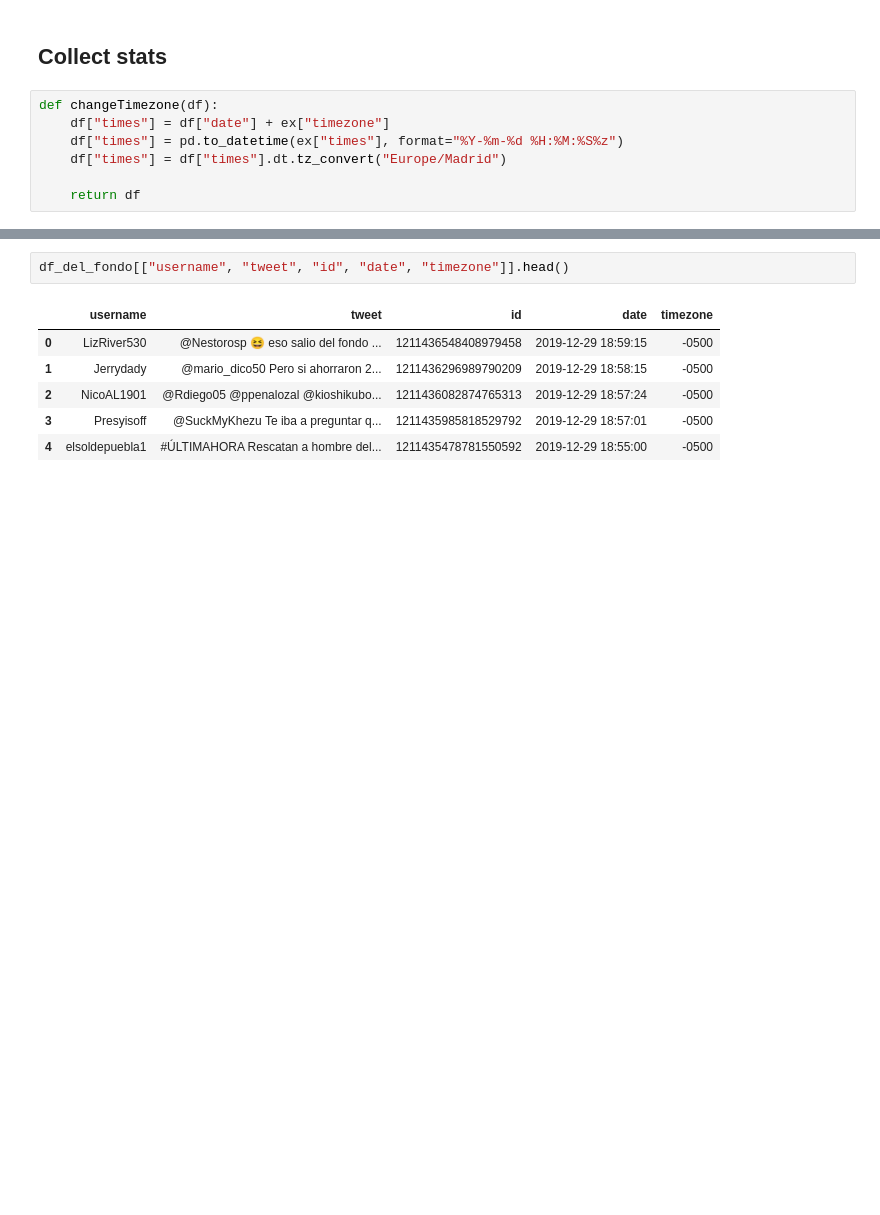
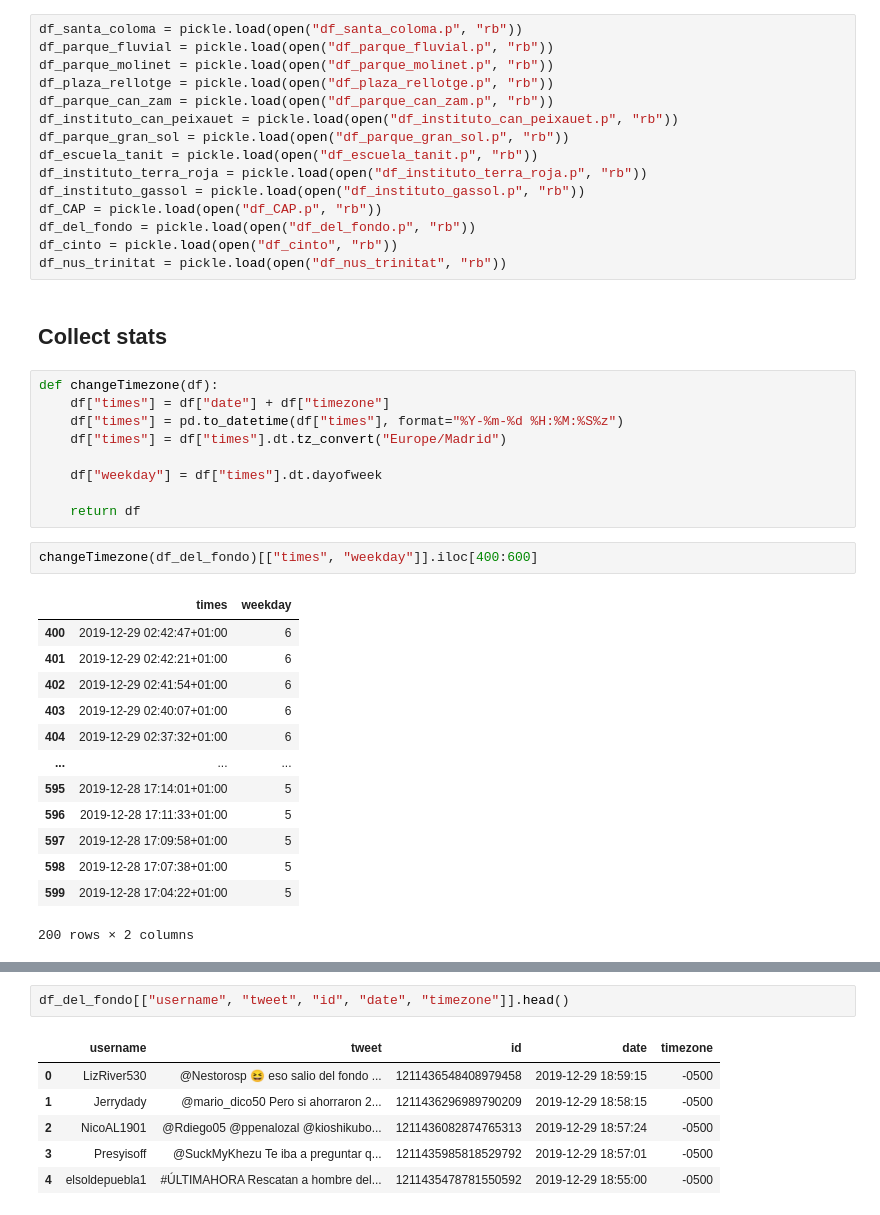
Before and after one commit to jeonghlee12/migrations_research, a Jupyter notebook: location/Location_analysis.ipynb, the cells around one changed output, grey strips where cells are left out. Cells and saved outputs as stored; diff of their text form; blank space fills up the shorter version.

```diff
--- a/location/Location_analysis.ipynb
+++ b/location/Location_analysis.ipynb
@@ -116,15 +116,48 @@ pickle.dump(df_nus_trinitat, open( "df_nus_trinitat", "wb" ) )
 # %% [output]
 [!] No more data! Scraping will stop now.
 found 0 deleted tweets in this search.
+# %%
+df_santa_coloma = pickle.load(open("df_santa_coloma.p", "rb"))
+df_parque_fluvial = pickle.load(open("df_parque_fluvial.p", "rb"))
+df_parque_molinet = pickle.load(open("df_parque_molinet.p", "rb"))
+df_plaza_rellotge = pickle.load(open("df_plaza_rellotge.p", "rb"))
+df_parque_can_zam = pickle.load(open("df_parque_can_zam.p", "rb"))
+df_instituto_can_peixauet = pickle.load(open("df_instituto_can_peixauet.p", "rb"))
+df_parque_gran_sol = pickle.load(open("df_parque_gran_sol.p", "rb"))
+df_escuela_tanit = pickle.load(open("df_escuela_tanit.p", "rb"))
+df_instituto_terra_roja = pickle.load(open("df_instituto_terra_roja.p", "rb"))
+df_instituto_gassol = pickle.load(open("df_instituto_gassol.p", "rb"))
+df_CAP = pickle.load(open("df_CAP.p", "rb"))
+df_del_fondo = pickle.load(open("df_del_fondo.p", "rb"))
+df_cinto = pickle.load(open("df_cinto", "rb"))
+df_nus_trinitat = pickle.load(open("df_nus_trinitat", "rb"))
 # %% [markdown]
 ## Collect stats
 # %%
 def changeTimezone(df):
-    df["times"] = df["date"] + ex["timezone"]
-    df["times"] = pd.to_datetime(ex["times"], format="%Y-%m-%d %H:%M:%S%z")
+    df["times"] = df["date"] + df["timezone"]
+    df["times"] = pd.to_datetime(df["times"], format="%Y-%m-%d %H:%M:%S%z")
     df["times"] = df["times"].dt.tz_convert("Europe/Madrid")
 
+    df["weekday"] = df["times"].dt.dayofweek
+
     return df
+# %%
+changeTimezone(df_del_fondo)[["times", "weekday"]].iloc[400:600]
+# %% [output]
+|  | times | weekday |
+| 400 | 2019-12-29 02:42:47+01:00 | 6 |
+| 401 | 2019-12-29 02:42:21+01:00 | 6 |
+| 402 | 2019-12-29 02:41:54+01:00 | 6 |
+| 403 | 2019-12-29 02:40:07+01:00 | 6 |
+| 404 | 2019-12-29 02:37:32+01:00 | 6 |
+| ... | ... | ... |
+| 595 | 2019-12-28 17:14:01+01:00 | 5 |
+| 596 | 2019-12-28 17:11:33+01:00 | 5 |
+| 597 | 2019-12-28 17:09:58+01:00 | 5 |
+| 598 | 2019-12-28 17:07:38+01:00 | 5 |
+| 599 | 2019-12-28 17:04:22+01:00 | 5 |
+200 rows × 2 columns
 # %%
 def getStats(df):
     stats = dict()
```
Also changed, not shown: parts of 3 cells of this notebook, 4 other files.
